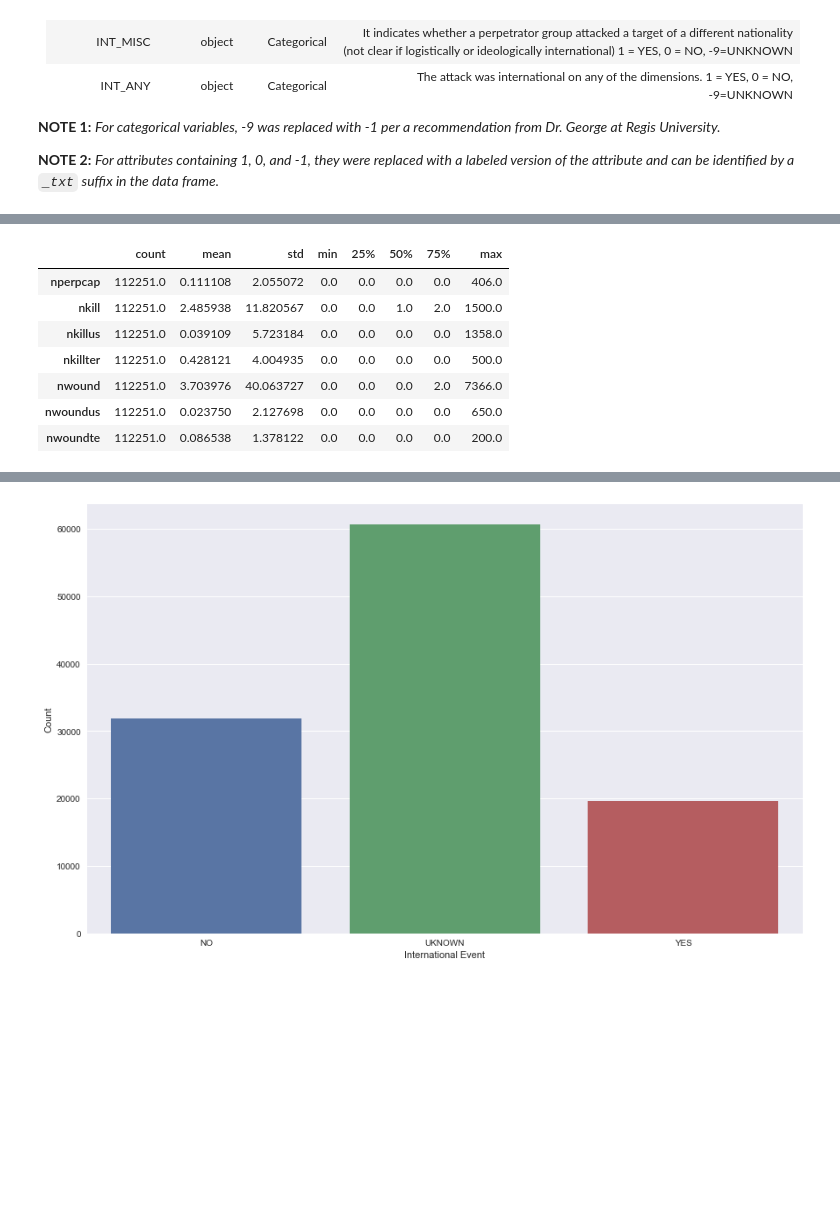
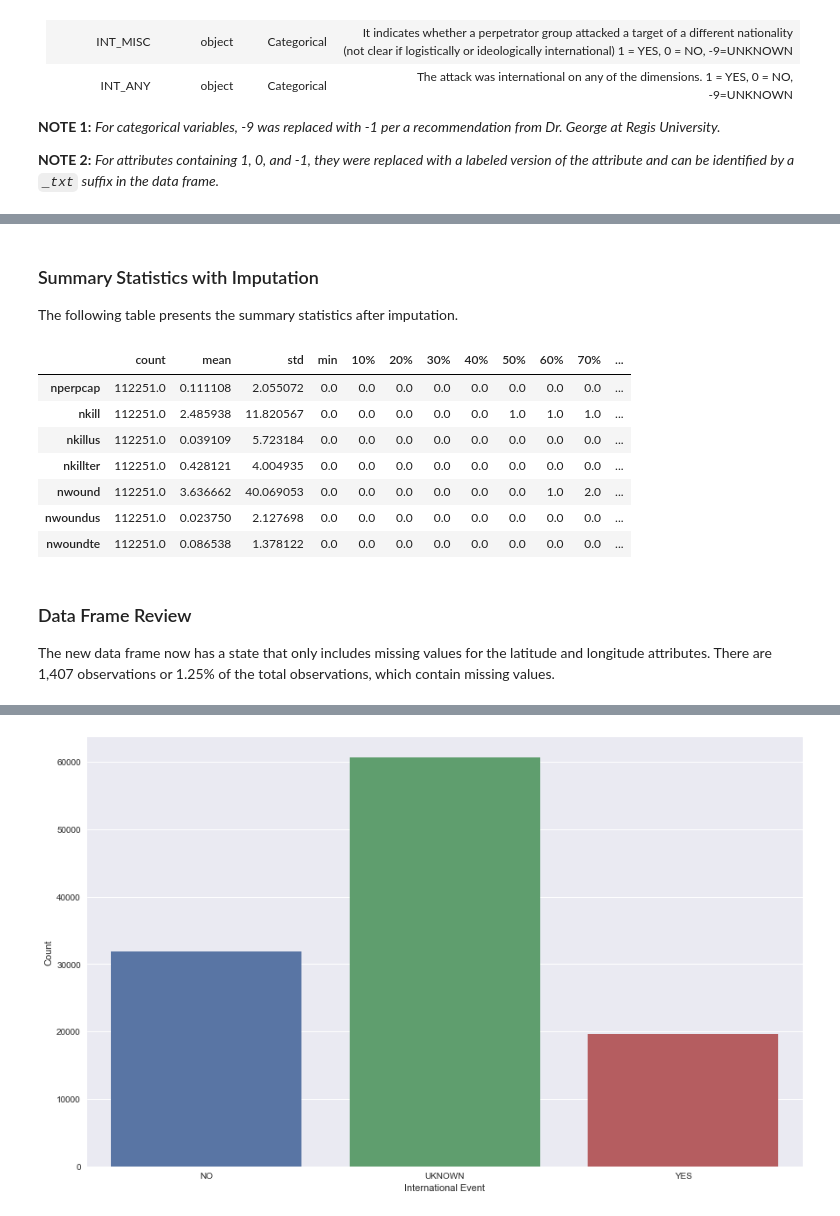
Before and after one commit to tcskowronek/predicting-terrorist-attacks, a Jupyter notebook: src/02-Exploratory-Data-Analysis.ipynb, the cells around one changed output, grey strips where cells are left out. Cells and saved outputs as stored; diff of their text form; code cells hidden in the pictures; blank space fills up the shorter version.

```diff
--- a/src/02-Exploratory-Data-Analysis.ipynb
+++ b/src/02-Exploratory-Data-Analysis.ipynb
@@ -188,15 +194,22 @@ gtd_df['nkillter'] = gtd_df['nkillter'].fillna(fill_value(gtd_df['nkillter']))
 gtd_df['nwound'] = gtd_df['nwound'].fillna(fill_value(gtd_df['nwound']))
 gtd_df['nwoundus'] = gtd_df['nwoundus'].fillna(fill_value(gtd_df['nwoundus']))
 gtd_df['nwoundte'] = gtd_df['nwoundte'].fillna(fill_value(gtd_df['nwoundte']))
+# %% [markdown]
+### Summary Statistics with Imputation
+The following table presents the summary statistics after imputation.
 # %%
 gtd_df[['nperpcap', 'nkill', 'nkillus', 'nkillter', 'nwound',
-        'nwoundus', 'nwoundte']].describe().transpose()
+        'nwoundus', 'nwoundte']].describe(
+    percentiles=[0.10, 0.20, 0.30, 0.40, 0.50, 0.60, 0.70, 0.80, 0.90, 1.0]).transpose()
 # %% [output]
-|  | count | mean | std | min | 25% | 50% | 75% | max |
-| nperpcap | 112251.0 | 0.111108 | 2.055072 | 0.0 | 0.0 | 0.0 | 0.0 | 406.0 |
-| nkill | 112251.0 | 2.485938 | 11.820567 | 0.0 | 0.0 | 1.0 | 2.0 | 1500.0 |
-| nkillus | 112251.0 | 0.039109 | 5.723184 | 0.0 | 0.0 | 0.0 | 0.0 | 1358.0 |
-| nkillter | 112251.0 | 0.428121 | 4.004935 | 0.0 | 0.0 | 0.0 | 0.0 | 500.0 |
-| nwound | 112251.0 | 3.703976 | 40.063727 | 0.0 | 0.0 | 0.0 | 2.0 | 7366.0 |
-| nwoundus | 112251.0 | 0.023750 | 2.127698 | 0.0 | 0.0 | 0.0 | 0.0 | 650.0 |
-| nwoundte | 112251.0 | 0.086538 | 1.378122 | 0.0 | 0.0 | 0.0 | 0.0 | 200.0 |
+|  | count | mean | std | min | 10% | 20% | 30% | 40% | 50% | 60% | 70% | ... |
+| nperpcap | 112251.0 | 0.111108 | 2.055072 | 0.0 | 0.0 | 0.0 | 0.0 | 0.0 | 0.0 | 0.0 | 0.0 | ... |
+| nkill | 112251.0 | 2.485938 | 11.820567 | 0.0 | 0.0 | 0.0 | 0.0 | 0.0 | 1.0 | 1.0 | 1.0 | ... |
+| nkillus | 112251.0 | 0.039109 | 5.723184 | 0.0 | 0.0 | 0.0 | 0.0 | 0.0 | 0.0 | 0.0 | 0.0 | ... |
+| nkillter | 112251.0 | 0.428121 | 4.004935 | 0.0 | 0.0 | 0.0 | 0.0 | 0.0 | 0.0 | 0.0 | 0.0 | ... |
+| nwound | 112251.0 | 3.636662 | 40.069053 | 0.0 | 0.0 | 0.0 | 0.0 | 0.0 | 0.0 | 1.0 | 2.0 | ... |
+| nwoundus | 112251.0 | 0.023750 | 2.127698 | 0.0 | 0.0 | 0.0 | 0.0 | 0.0 | 0.0 | 0.0 | 0.0 | ... |
+| nwoundte | 112251.0 | 0.086538 | 1.378122 | 0.0 | 0.0 | 0.0 | 0.0 | 0.0 | 0.0 | 0.0 | 0.0 | ... |
+# %% [markdown]
+### Data Frame Review
+The new data frame now has a state that only includes missing values for the latitude and longitude attributes.  There are 1,407 observations or 1.25% of the total observations, which contain missing values.
```
Also changed, not shown: parts of 11 cells of this notebook.
